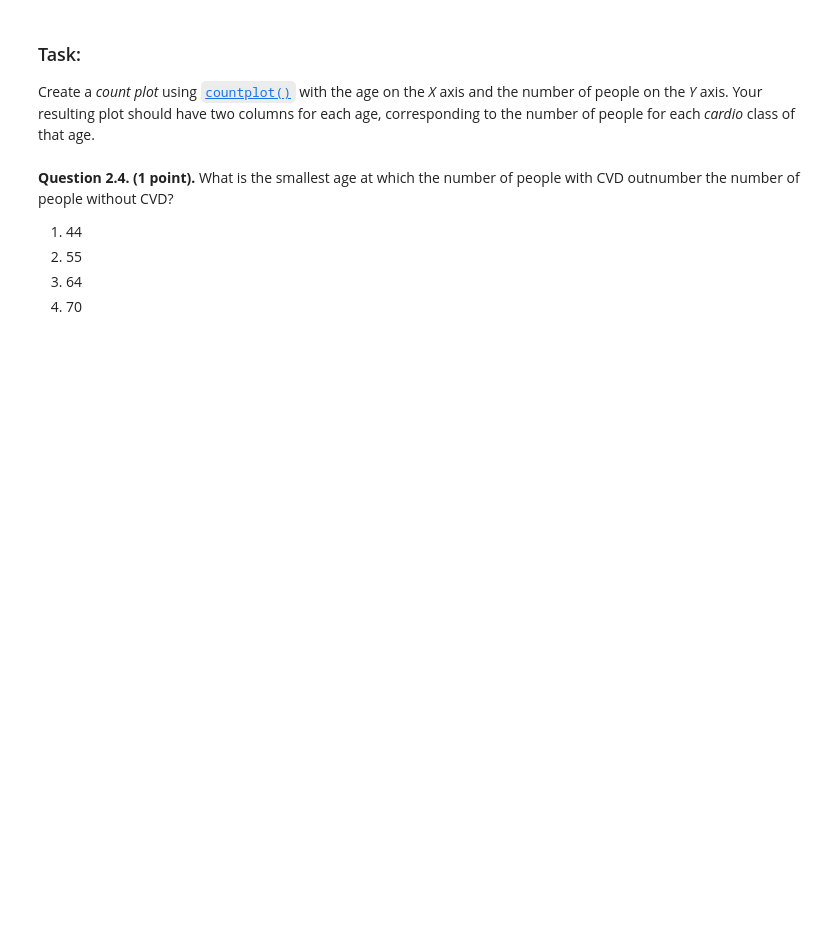
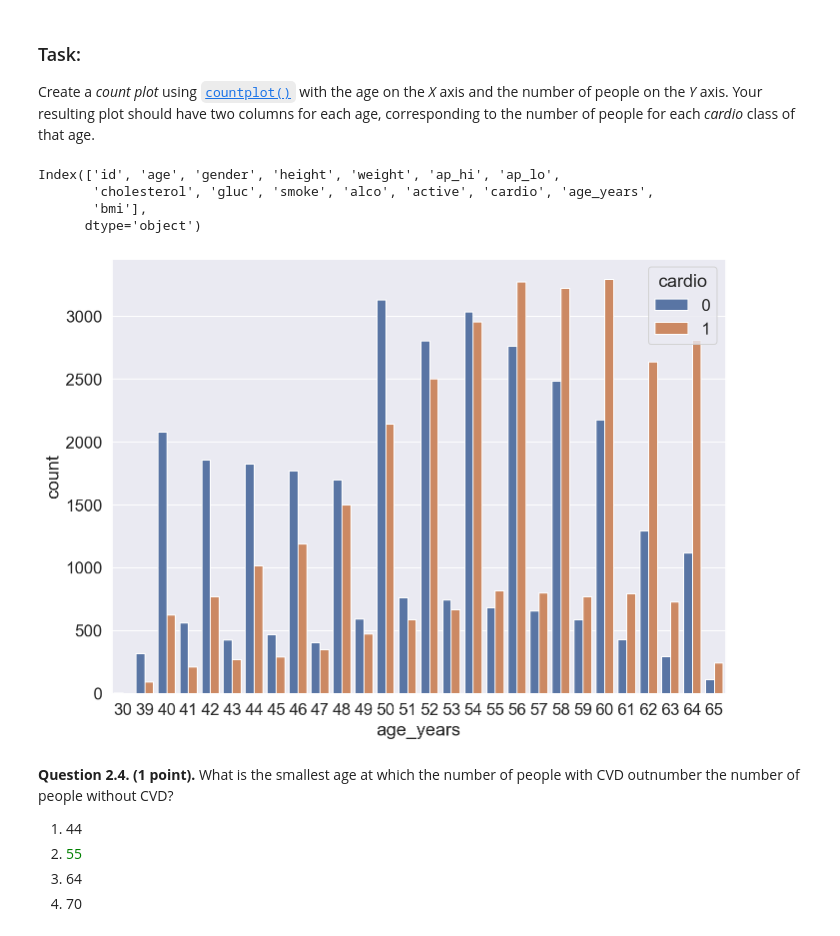
Before and after one commit to sergeymarkovich/mlcourse.ai, a Jupyter notebook: jupyter_english/assignments_demo/assignment02_analyzing_cardiovascular_desease_data.ipynb, the cells around one changed output. Cells and saved outputs as stored; diff of their text form; code cells hidden in the pictures; blank space fills up the shorter version.

```diff
--- a/jupyter_english/assignments_demo/assignment02_analyzing_cardiovascular_desease_data.ipynb
+++ b/jupyter_english/assignments_demo/assignment02_analyzing_cardiovascular_desease_data.ipynb
@@ -639,12 +638,22 @@ Previously, we calculated the age of the respondents in years at the moment of e
 ### Task:
 
 Create a *count plot* using [`countplot()`](http://seaborn.pydata.org/generated/seaborn.countplot.html) with the age on the *X* axis and the number of people on the *Y* axis. Your resulting plot should have two columns for each age, corresponding to the number of people for each *cardio* class of that age.
+# %%
+df.columns
+# %% [output]
+Index(['id', 'age', 'gender', 'height', 'weight', 'ap_hi', 'ap_lo',
+       'cholesterol', 'gluc', 'smoke', 'alco', 'active', 'cardio', 'age_years',
+       'bmi'],
+      dtype='object')
 # %%
 # You code here
+sns.countplot(data = df, x = 'age_years', hue = 'cardio');
+# %% [output]
+[figure, added]
 # %% [markdown]
 **Question 2.4. (1 point).** What is the smallest age at which the number of people with CVD outnumber the number of people without CVD?
 
 1. 44
-2. 55
+2. <font color = 'green'>55</font>
 3. 64
 4. 70
```
Also changed, not shown: parts of 3 cells of this notebook.
